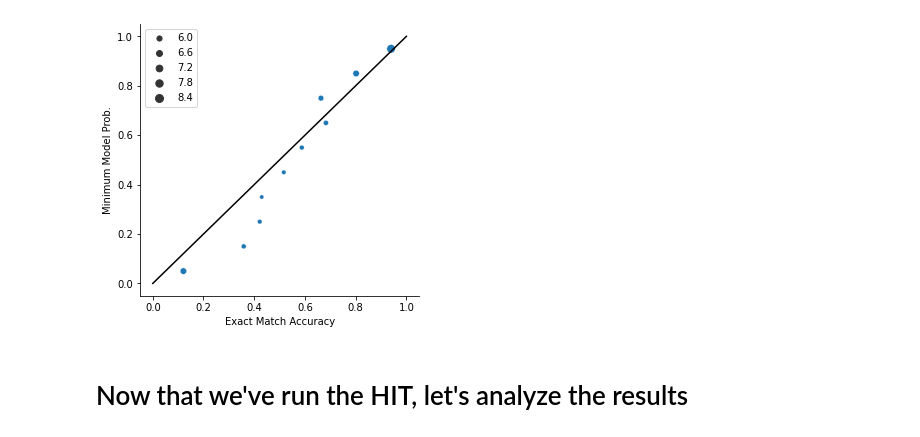
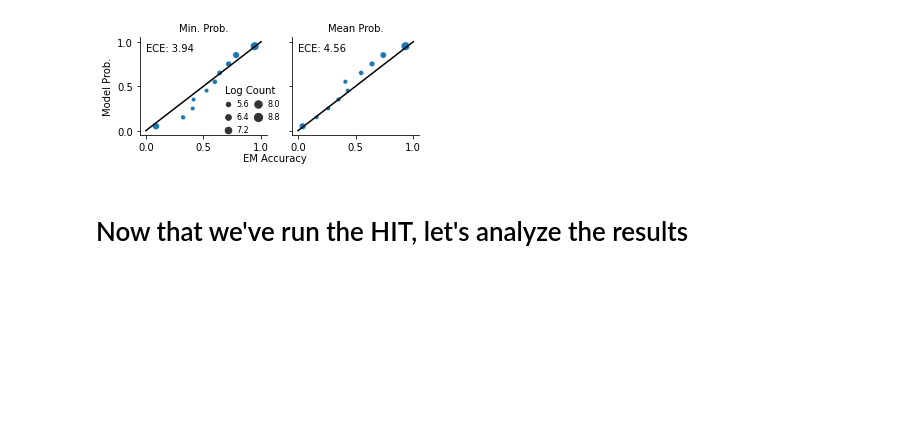
Before and after one commit to esteng/calibration_miso, a Jupyter notebook: analysis/calibration_seq_plot.ipynb, the cells around one changed output. Drawn from its saved outputs; the diff is of its cells as text; code cells hidden in the pictures; blank space fills up the shorter version.

```diff
--- a/analysis/calibration_seq_plot.ipynb
+++ b/analysis/calibration_seq_plot.ipynb
@@ -25,6 +26,9 @@ def read_nucleus_file(miso_pred_file):
         total_probs = [np.exp(np.sum(np.log(x['expression_probs'])))
                                 if x['expression_probs'] is not None else 0.0
                                     for x in lines ]
+        mean_probs = [np.mean(x['expression_probs'])
+                                if x['expression_probs'] is not None and np.sum(x['expression_probs']) > 0.0
+                                else 0.0 for x in lines ]
         min_probs = []
         for x in lines:
             if x['expression_probs'] is not None and len(x['expression_probs']) > 0:
@@ -32,7 +36,7 @@ def read_nucleus_file(miso_pred_file):
             else:
                 min_probs.append(0.0)
 
-        combo_lines = zip(lines, min_probs, total_probs)
+        combo_lines = zip(lines, min_probs, mean_probs, total_probs)
         sorted_combo_lines = sorted(combo_lines, key=lambda x: x[-1], reverse=True)
 
         data_by_src_str[src_str] = sorted_combo_lines
@@ -53,7 +57,8 @@ def get_probs_and_accs(nucleus_file, gold_src_file, gold_tgt_file):
     gold_tgt = read_gold_file(gold_tgt_file)
     gold_src = read_gold_file(gold_src_file)
     # assert(len(nucleus) == len(gold_tgt))
-    probs = []
+    min_probs = []
+    mean_probs = []
     accs = []
     for i,  (gold_src, gold_tgt) in enumerate(zip(gold_src, gold_tgt)):
         nuc = nucleus[gold_src]
@@ -61,13 +66,15 @@ def get_probs_and_accs(nucleus_file, gold_src_file, gold_tgt_file):
 
         nuc_str = render_compact(parse_lispress(nuc_str))
         # use the min prob, not the summed prob
-        probs.append(nuc[0][1])
+        min_probs.append(nuc[0][1])
+        # TODO (elias): add total number of tokens to get mean prob
+        mean_probs.append(nuc[0][2])
         accs.append(nuc_str == gold_tgt)
-    return probs, accs
+    return min_probs, mean_probs, accs
 # %%
-probs, accs = get_probs_and_accs("/brtx/604-nvme1/estengel/calflow_calibration/miso/tune_roberta_tok_fix_benchclamp_data/translate_output_calibrated/dev_all.tgt",
-                                "/brtx/601-nvme1/estengel/resources/data/smcalflow.agent.data.from_benchclamp/dev_all.src_tok",
-                                "/brtx/601-nvme1/estengel/resources/data/smcalflow.agent.data.from_benchclamp/dev_all.tgt")
+min_probs, mean_probs, accs = get_probs_and_accs("/brtx/604-nvme1/estengel/calflow_calibration/miso/tune_roberta_tok_fix_benchclamp_data/translate_output_calibrated/test_all.tgt",
+                                "/brtx/601-nvme1/estengel/resources/data/smcalflow.agent.data.from_benchclamp/test_all.src_tok",
+                                "/brtx/601-nvme1/estengel/resources/data/smcalflow.agent.data.from_benchclamp/test_all.tgt")
 # %%
 def bins_to_df(
     values: np.array,
@@ -100,20 +107,50 @@ def bins_to_df(
     # discount high count bins.
     df['normalized_log_count'] = df['log_count'] / df['log_count'].sum()
     return df
-# %%
-(values,
-bins,
-bin_number) = stats.binned_statistic(
-    probs,
-    accs,
-    statistic='mean',
-    bins=10)
-
-df_to_plot = bins_to_df(values, bins, bin_number)
-
-plot = plot_df(df_to_plot, ylabel="Minimum Model Prob.", xlabel="Exact Match Accuracy")
-# %% [output]
-[figure, removed]
+# %%
+(min_values,
+min_bins,
+min_bin_number) = stats.binned_statistic(
+    min_probs,
+    accs,
+    statistic='mean',
+    bins=10)
+
+min_df_to_plot = bins_to_df(min_values, min_bins, min_bin_number)
+min_ece = ECEMetric()(np.array(min_probs), np.array(accs))
+min_ece *= 100
+
+
+(mean_values,
+mean_bins,
+mean_bin_number) = stats.binned_statistic(
+    mean_probs,
+    accs,
+    statistic='mean',
+    bins=10)
+
+mean_df_to_plot = bins_to_df(mean_values, mean_bins, mean_bin_number)
+mean_ece = ECEMetric()(np.array(mean_probs), np.array(accs))
+mean_ece *= 100
+
+fig, ax = plt.subplots(1,2, figsize=(5,1.8), sharex=True, sharey=True)
+metric_kwargs = {"x": 0.000, "y": 0.9, "fontsize": 10, "horizontalalignment": "left"}
+
+ax[0].set_title("Min. Prob.", fontsize=10)
+ax[1].set_title("Mean Prob.", fontsize=10)
+plot = plot_df(min_df_to_plot, ylabel="Model Prob.", xlabel=None, ax = ax[0], show_legend=False, metric_value=min_ece, metric_value_kwargs = metric_kwargs)
+plot = plot_df(mean_df_to_plot, ylabel="Model Prob.", xlabel=None, ax=ax[1], show_legend=False, metric_value=mean_ece, metric_value_kwargs=metric_kwargs)
+# ax[0].set_xlabel("EM Accuracy", fontsize=10) # , bbox = {"xy": (0.7,0.0)})
+fig.text(0.5, -0.05, "EM Accuracy", ha="center", va="center", fontsize=10)
+
+handles, labels = plt.gca().get_legend_handles_labels()
+fig.legend(handles, labels, fontsize=8, ncol=2, title="Log Count", frameon=False, bbox_to_anchor=(0.53, 0.71), handletextpad=0.1, columnspacing=0.1)
+
+
+# plt.tight_layout()
+plt.savefig("/home/estengel/papers/did-you-mean-2022/figures/seq_calibration.pdf", bbox_inches='tight')
+# %% [output]
+[figure, added]
 # %%
 import numpy as np
 np.random.seed(12)
```
Also changed, not shown: parts of 1 cell of this notebook, 4 other files.
